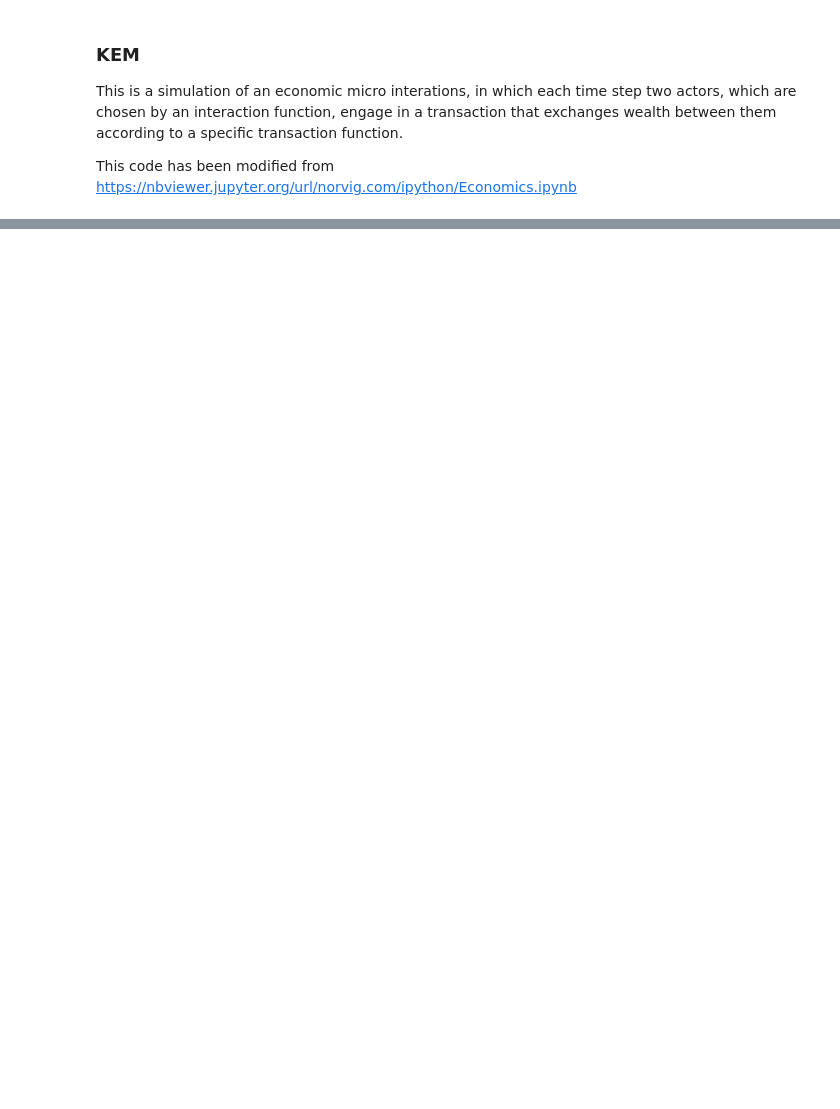
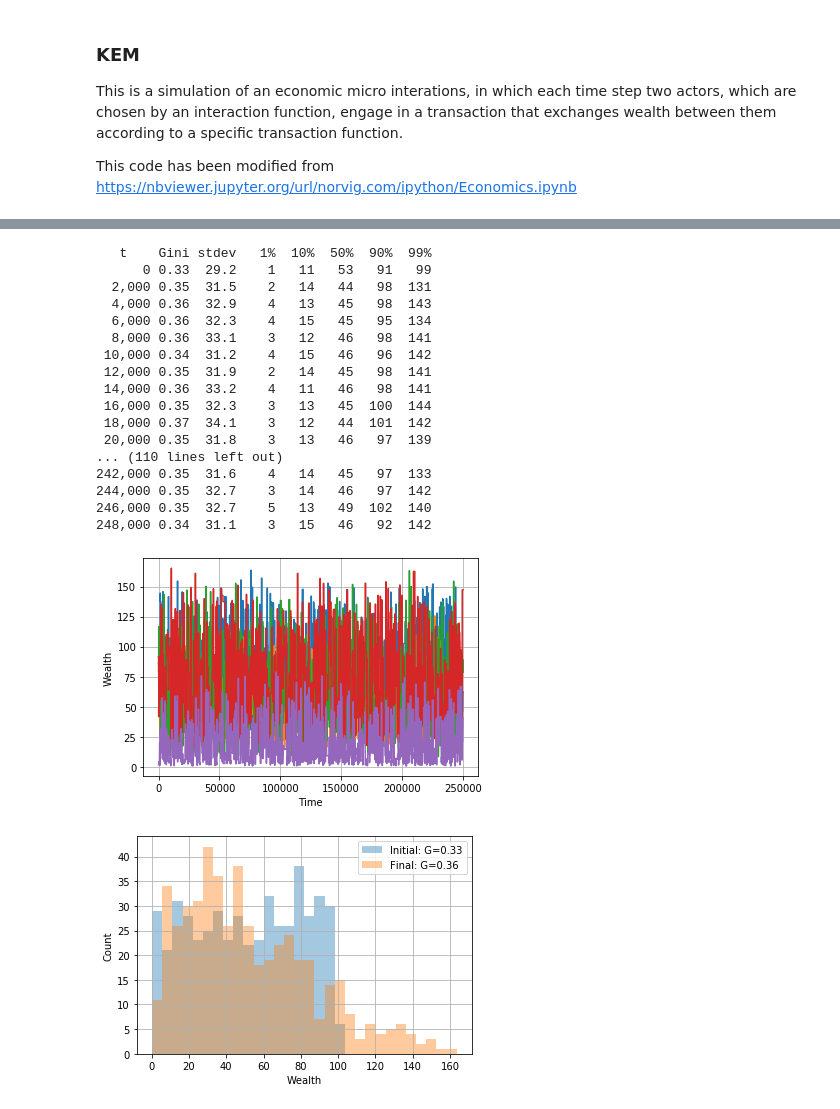
Before and after one commit to ElisaHeinrich/Urban-Inequality-Model, a Jupyter notebook: KEM.ipynb, the cells around one changed output, grey strips where cells are left out. Cells and saved outputs as stored; diff of their text form; code cells hidden in the pictures; blank space fills up the shorter version.

```diff
--- a/KEM.ipynb
+++ b/KEM.ipynb
@@ -219,0 +280,22 @@ def percent(pct, items):
+# %%
+results = show(population)
+# %% [output]
+   t    Gini stdev   1%  10%  50%  90%  99%
+      0 0.33  29.2    1   11   53   91   99
+  2,000 0.35  31.5    2   14   44   98  131
+  4,000 0.36  32.9    4   13   45   98  143
+  6,000 0.36  32.3    4   15   45   95  134
+  8,000 0.36  33.1    3   12   46   98  141
+ 10,000 0.34  31.2    4   15   46   96  142
+ 12,000 0.35  31.9    2   14   45   98  141
+ 14,000 0.36  33.2    4   11   46   98  141
+ 16,000 0.35  32.3    3   13   45  100  144
+ 18,000 0.37  34.1    3   12   44  101  142
+ 20,000 0.35  31.8    3   13   46   97  139
+... (110 lines left out)
+242,000 0.35  31.6    4   14   45   97  133
+244,000 0.35  32.7    3   14   46   97  142
+246,000 0.35  32.7    5   13   49  102  140
+248,000 0.34  31.1    3   15   46   92  142
+[figure, added]
+[figure, added]
```
Also changed, not shown: parts of 13 cells of this notebook.
